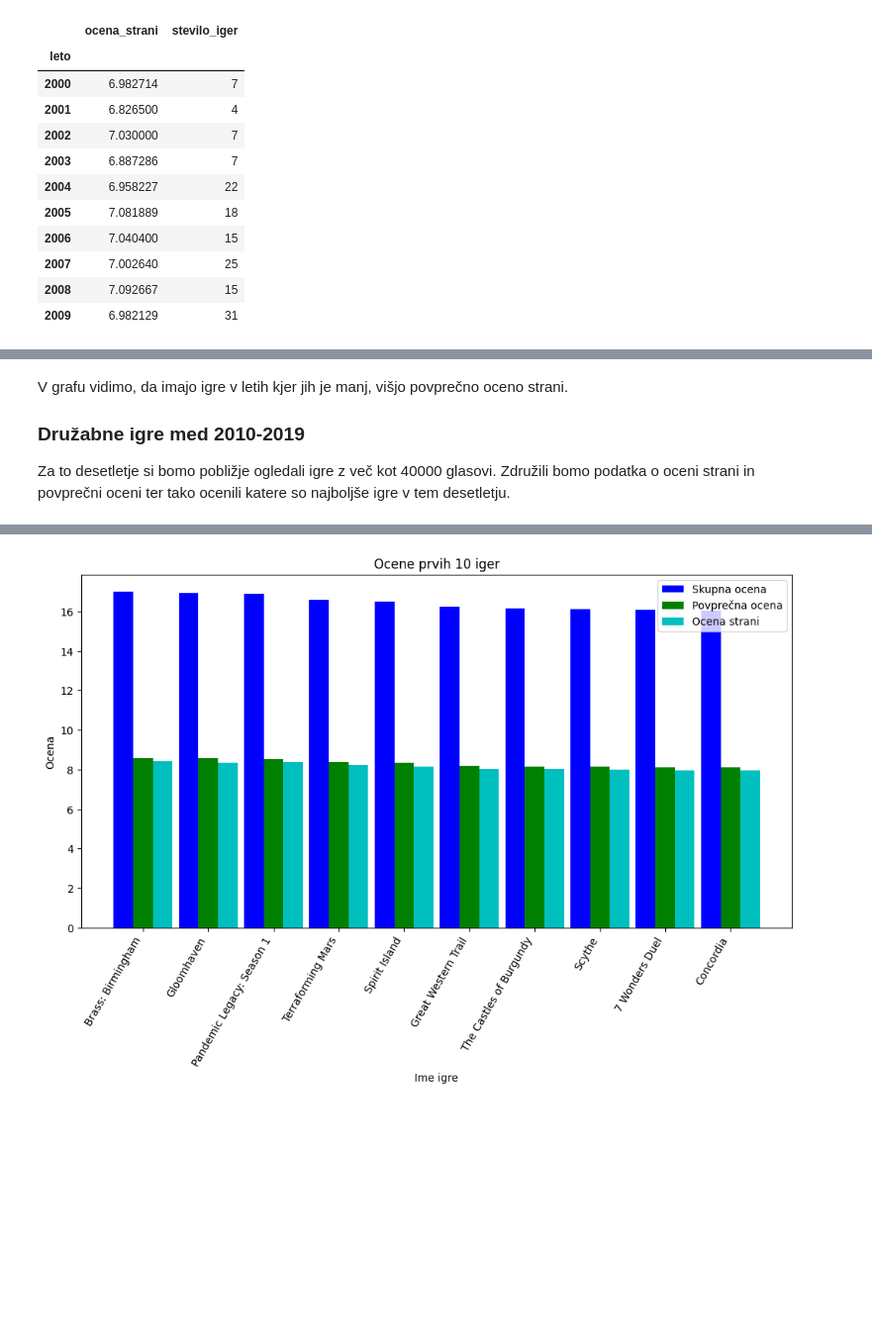
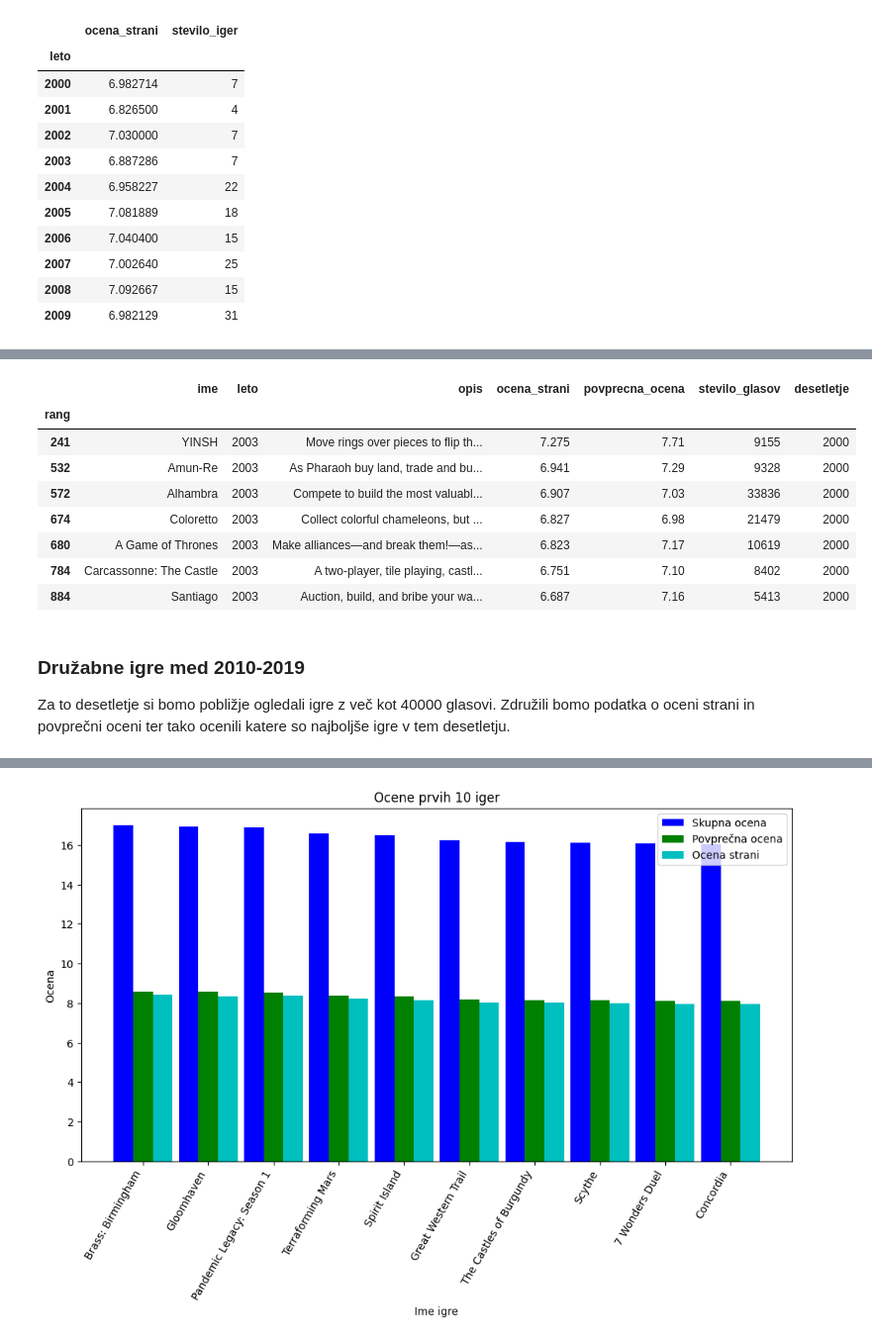
Before and after one commit to NikUrukalo/uvp-projektna-naloga, a Jupyter notebook: analiza.ipynb, the cells around one changed output, grey strips where cells are left out. Shown: that part at 99% size. Drawn from its saved outputs; the diff is of its cells as text; code cells hidden in the pictures; blank space fills up the shorter version.

```diff
--- a/analiza.ipynb
+++ b/analiza.ipynb
@@ -253,5 +267,18 @@ plt.show()
+# %%
+igre03 = igre[igre['leto'] == 2003]
+igre03
+# %% [output]
+|  | ime | leto | opis | ocena_strani | povprecna_ocena | stevilo_glasov | desetletje |
+| rang |  |  |  |  |  |  |  |
+| 241 | YINSH | 2003 | Move rings over pieces to flip th... | 7.275 | 7.71 | 9155 | 2000 |
+| 532 | Amun-Re | 2003 | As Pharaoh buy land, trade and bu... | 6.941 | 7.29 | 9328 | 2000 |
+| 572 | Alhambra | 2003 | Compete to build the most valuabl... | 6.907 | 7.03 | 33836 | 2000 |
+| 674 | Coloretto | 2003 | Collect colorful chameleons, but ... | 6.827 | 6.98 | 21479 | 2000 |
+| 680 | A Game of Thrones | 2003 | Make alliances—and break them!—as... | 6.823 | 7.17 | 10619 | 2000 |
+| 784 | Carcassonne: The Castle | 2003 | A two-player, tile playing, castl... | 6.751 | 7.10 | 8402 | 2000 |
+| 884 | Santiago | 2003 | Auction, build, and bribe your wa... | 6.687 | 7.16 | 5413 | 2000 |
 # %% [markdown]
-V grafu vidimo, da imajo igre v letih kjer jih je manj, višjo povprečno oceno strani.
+
 
 ### Družabne igre med 2010-2019
 Za to desetletje si bomo pobližje ogledali igre z več kot 40000 glasovi. Združili bomo podatka o oceni strani in povprečni oceni ter tako ocenili katere so najboljše igre v tem desetletju.
```
Also changed, not shown: parts of 13 cells of this notebook.
